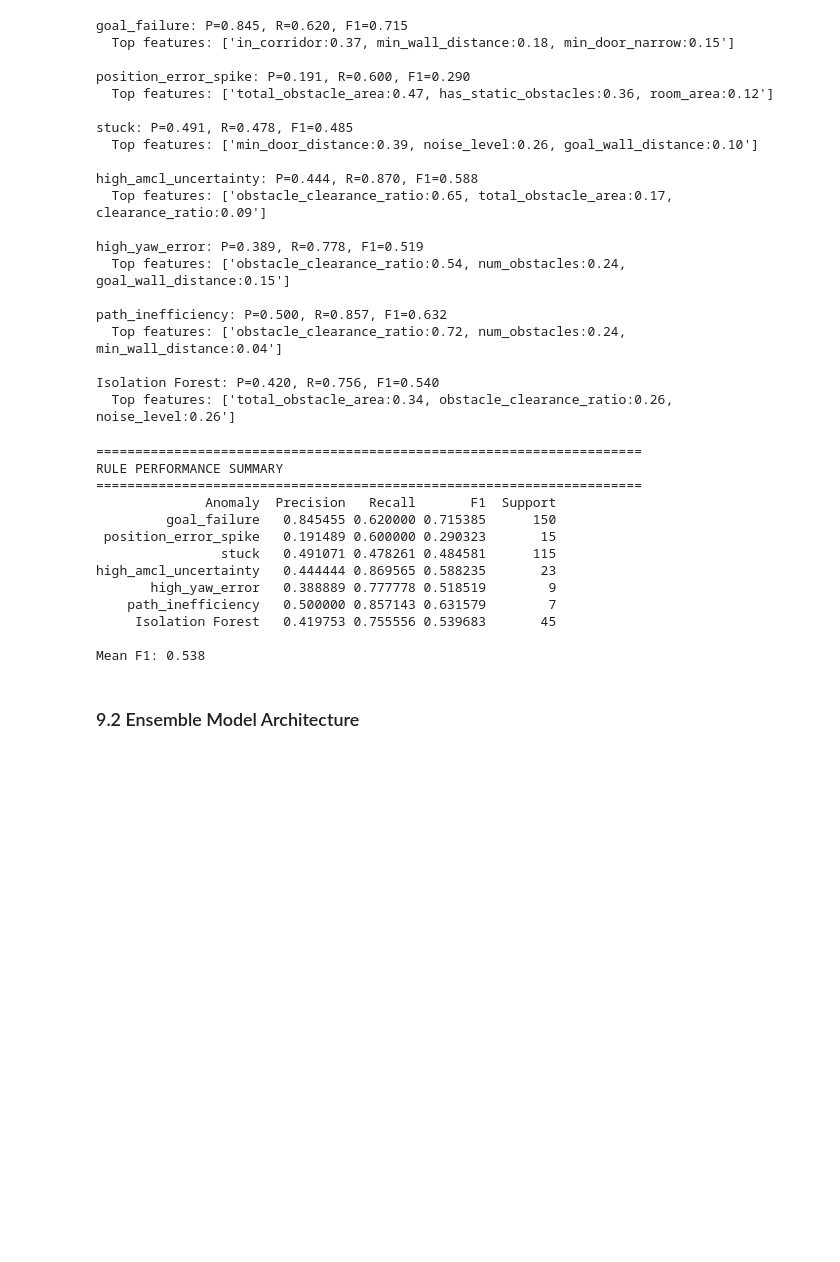
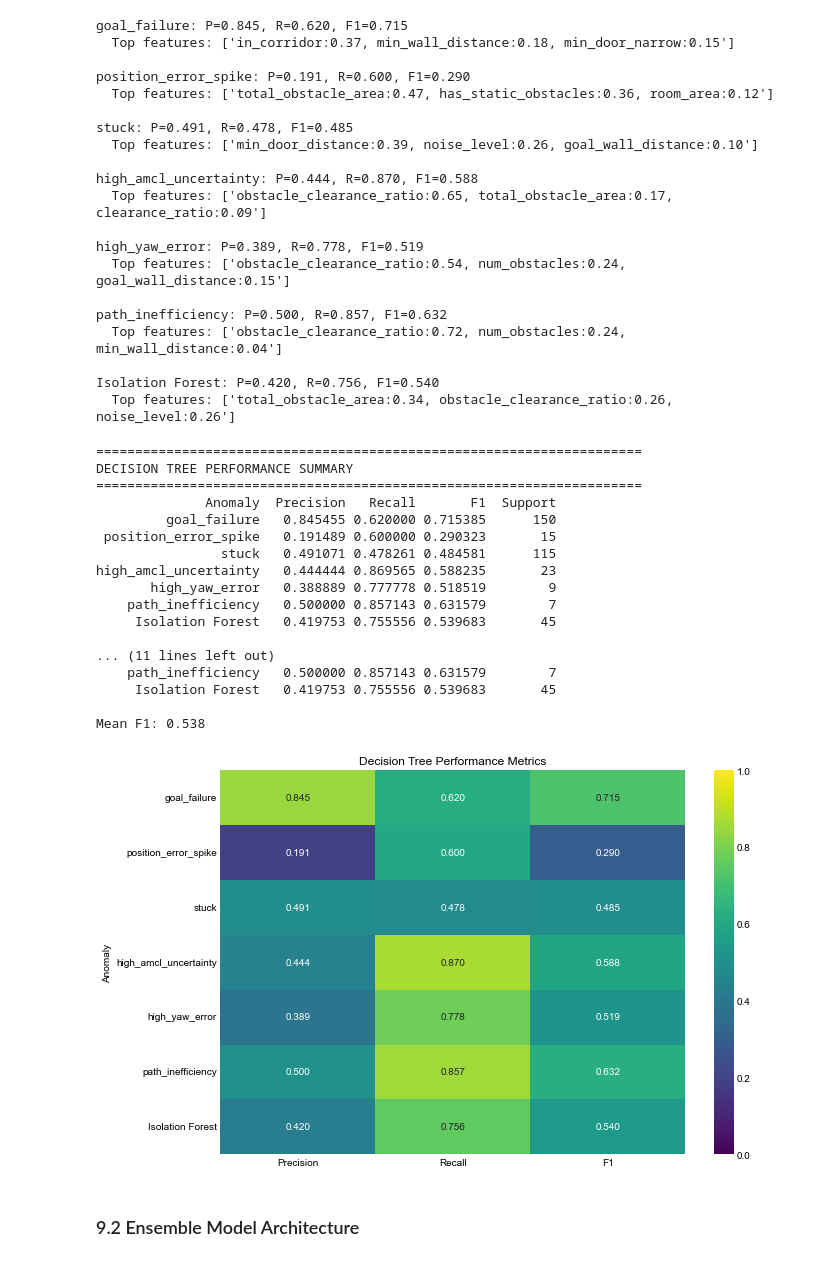
Before and after one commit to nasimpc/Robot-Navigation-Anomaly-Detection-and-Causal-Analysis, a Jupyter notebook: assignment3/team_02_assignment03.ipynb, the cells around one changed output. Drawn from its saved outputs; the diff is of its cells as text; code cells hidden in the pictures; blank space fills up the shorter version.

```diff
--- a/assignment3/team_02_assignment03.ipynb
+++ b/assignment3/team_02_assignment03.ipynb
@@ -1159,31 +1159,46 @@ Isolation Forest: P=0.420, R=0.756, F1=0.540
   Top features: ['total_obstacle_area:0.34, obstacle_clearance_ratio:0.26, noise_level:0.26']
 # %%
 # Performance Summary
-print('\n' + '='*70)
-print('RULE PERFORMANCE SUMMARY')
-print('='*70)
+# print('\n' + '='*70)
+# print('DECISION TREE PERFORMANCE SUMMARY')
+# print('='*70)
 
-perf_df = pd.DataFrame([
-    {'Anomaly': a, 'Precision': r['precision'], 'Recall': r['recall'],
-     'F1': r['f1'], 'Support': r['support']}
-    for a, r in tree_reports.items()
-])
-print(perf_df.to_string(index=False))
-print(f'\nMean F1: {perf_df["F1"].mean():.3f}')
+# perf_df = pd.DataFrame([
+#     {'Anomaly': a, 'Precision': r['precision'], 'Recall': r['recall'],
+#      'F1': r['f1'], 'Support': r['support']}
+#     for a, r in tree_reports.items()
+# ])
+# print(perf_df.to_string(index=False))
+# print(f'\nMean F1: {perf_df["F1"].mean():.3f}')
+
+# Visualization
+if not perf_df.empty:
+    fig, ax = plt.subplots(figsize=(10, 6))
+    sns.heatmap(perf_df.set_index('Anomaly')[['Precision', 'Recall', 'F1']],
+                annot=True, fmt='.3f', cmap='viridis', vmin=0, vmax=1, ax=ax)
+    ax.set_title('Decision Tree Performance Metrics')
+    plt.tight_layout()
+    plt.savefig(IMAGES_PATH / 'decision_tree_performance.png', dpi=150, **SAVEFIG_KW)
+    plt.show()
 # %% [output]
 ======================================================================
-RULE PERFORMANCE SUMMARY
+DECISION TREE PERFORMANCE SUMMARY
 ======================================================================
               Anomaly  Precision   Recall       F1  Support
          goal_failure   0.845455 0.620000 0.715385      150
  position_error_spike   0.191489 0.600000 0.290323       15
                 stuck   0.491071 0.478261 0.484581      115
 high_amcl_uncertainty   0.444444 0.869565 0.588235       23
        high_yaw_error   0.388889 0.777778 0.518519        9
     path_inefficiency   0.500000 0.857143 0.631579        7
      Isolation Forest   0.419753 0.755556 0.539683       45
 
+... (11 lines left out)
+    path_inefficiency   0.500000 0.857143 0.631579        7
+     Isolation Forest   0.419753 0.755556 0.539683       45
+
 Mean F1: 0.538
+[figure, added]
 # %% [markdown]
 ### 9.2 Ensemble Model Architecture
 # %%
```
Also changed, not shown: parts of 2 cells of this notebook, 4 other files.
